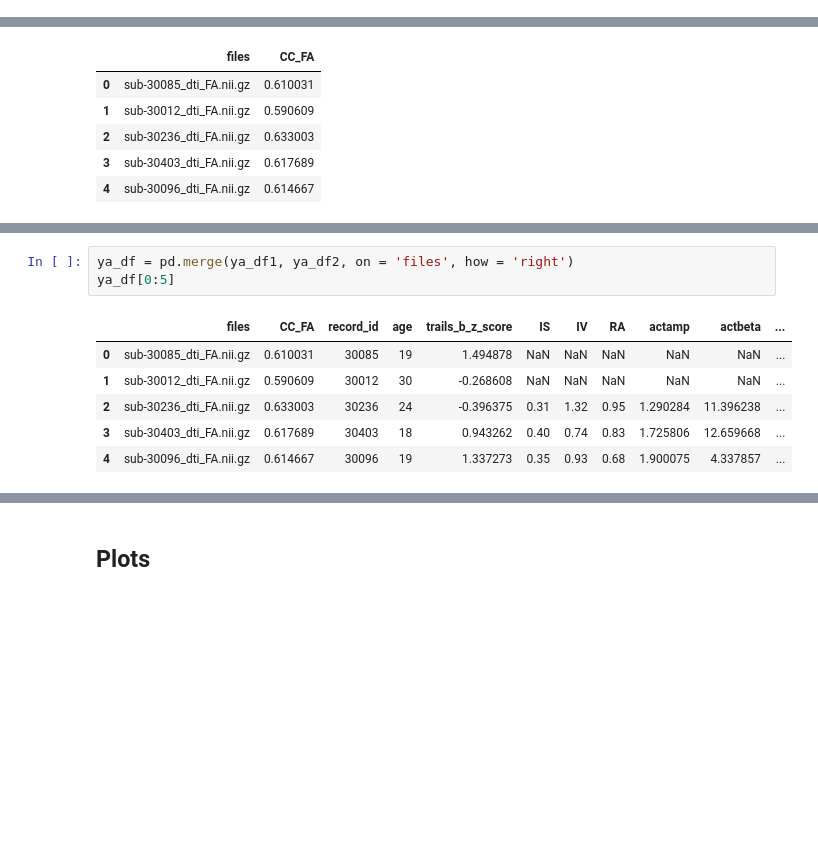
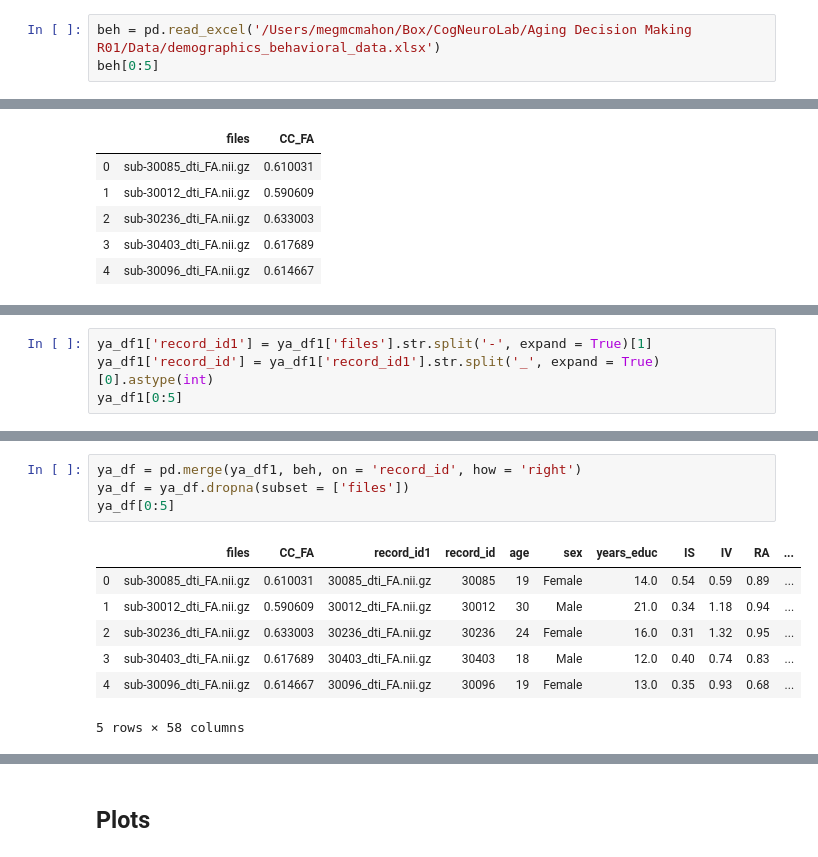
Before and after one commit to UTCogNeuroLab/adm_mri, a Jupyter notebook: analysis/dti/DTI Analysis.ipynb, the cells around one changed output, grey strips where cells are left out. Cells and saved outputs as stored; diff of their text form; blank space fills up the shorter version.

```diff
--- a/analysis/dti/DTI Analysis.ipynb
+++ b/analysis/dti/DTI Analysis.ipynb
@@ -8,3 +8,6 @@ import os
 import sys
 
 home_dir = '/Volumes/schnyer/Aging_DecMem/Scan_Data/BIDS/derivatives'
+# %%
+beh = pd.read_excel('/Users/megmcmahon/Box/CogNeuroLab/Aging Decision Making R01/Data/demographics_behavioral_data.xlsx')
+beh[0:5]
@@ -76,0 +95,4 @@ ya_df2[0:5]
+# %%
+ya_df1['record_id1'] = ya_df1['files'].str.split('-', expand = True)[1]
+ya_df1['record_id'] = ya_df1['record_id1'].str.split('_', expand = True)[0].astype(int)
+ya_df1[0:5]
@@ -77,10 +106,12 @@ ya_df2[0:5]
 # %%
-ya_df = pd.merge(ya_df1, ya_df2, on = 'files', how = 'right')
+ya_df = pd.merge(ya_df1, beh, on = 'record_id', how = 'right')
+ya_df = ya_df.dropna(subset = ['files'])
 ya_df[0:5]
 # %% [output]
-|  | files | CC_FA | record_id | age | trails_b_z_score | IS | IV | RA | actamp | actbeta | ... |
-| 0 | sub-30085_dti_FA.nii.gz | 0.610031 | 30085 | 19 | 1.494878 | NaN | NaN | NaN | NaN | NaN | ... |
-| 1 | sub-30012_dti_FA.nii.gz | 0.590609 | 30012 | 30 | -0.268608 | NaN | NaN | NaN | NaN | NaN | ... |
-| 2 | sub-30236_dti_FA.nii.gz | 0.633003 | 30236 | 24 | -0.396375 | 0.31 | 1.32 | 0.95 | 1.290284 | 11.396238 | ... |
-| 3 | sub-30403_dti_FA.nii.gz | 0.617689 | 30403 | 18 | 0.943262 | 0.40 | 0.74 | 0.83 | 1.725806 | 12.659668 | ... |
-| 4 | sub-30096_dti_FA.nii.gz | 0.614667 | 30096 | 19 | 1.337273 | 0.35 | 0.93 | 0.68 | 1.900075 | 4.337857 | ... |
+|  | files | CC_FA | record_id1 | record_id | age | sex | years_educ | IS | IV | RA | ... |
+| 0 | sub-30085_dti_FA.nii.gz | 0.610031 | 30085_dti_FA.nii.gz | 30085 | 19 | Female | 14.0 | 0.54 | 0.59 | 0.89 | ... |
+| 1 | sub-30012_dti_FA.nii.gz | 0.590609 | 30012_dti_FA.nii.gz | 30012 | 30 | Male | 21.0 | 0.34 | 1.18 | 0.94 | ... |
+| 2 | sub-30236_dti_FA.nii.gz | 0.633003 | 30236_dti_FA.nii.gz | 30236 | 24 | Female | 16.0 | 0.31 | 1.32 | 0.95 | ... |
+| 3 | sub-30403_dti_FA.nii.gz | 0.617689 | 30403_dti_FA.nii.gz | 30403 | 18 | Male | 12.0 | 0.40 | 0.74 | 0.83 | ... |
+| 4 | sub-30096_dti_FA.nii.gz | 0.614667 | 30096_dti_FA.nii.gz | 30096 | 19 | Female | 13.0 | 0.35 | 0.93 | 0.68 | ... |
+5 rows × 58 columns
```
Also changed, not shown: parts of 17 cells of this notebook.
